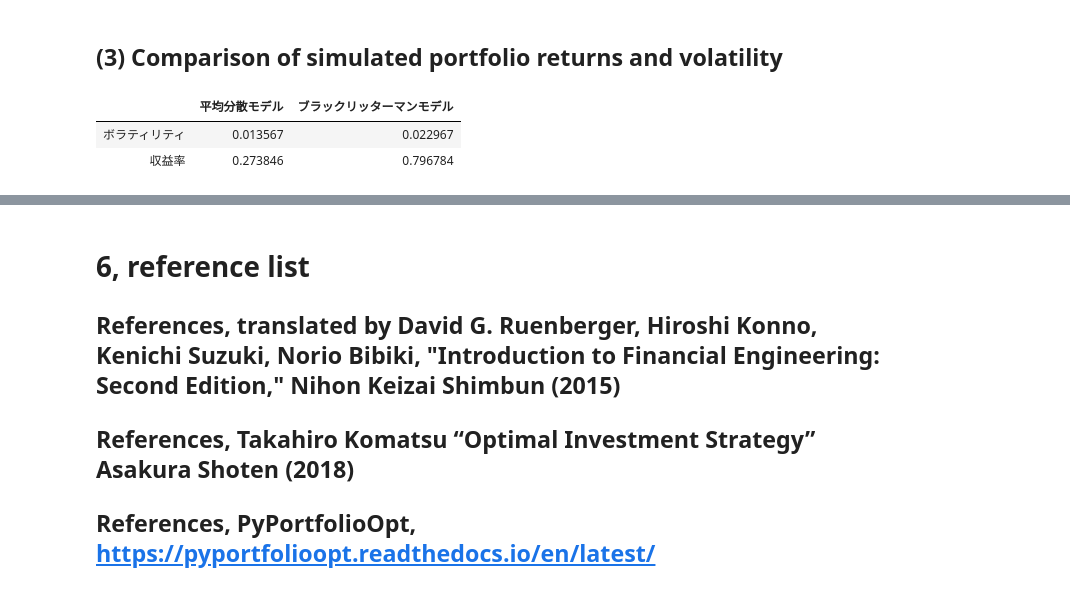
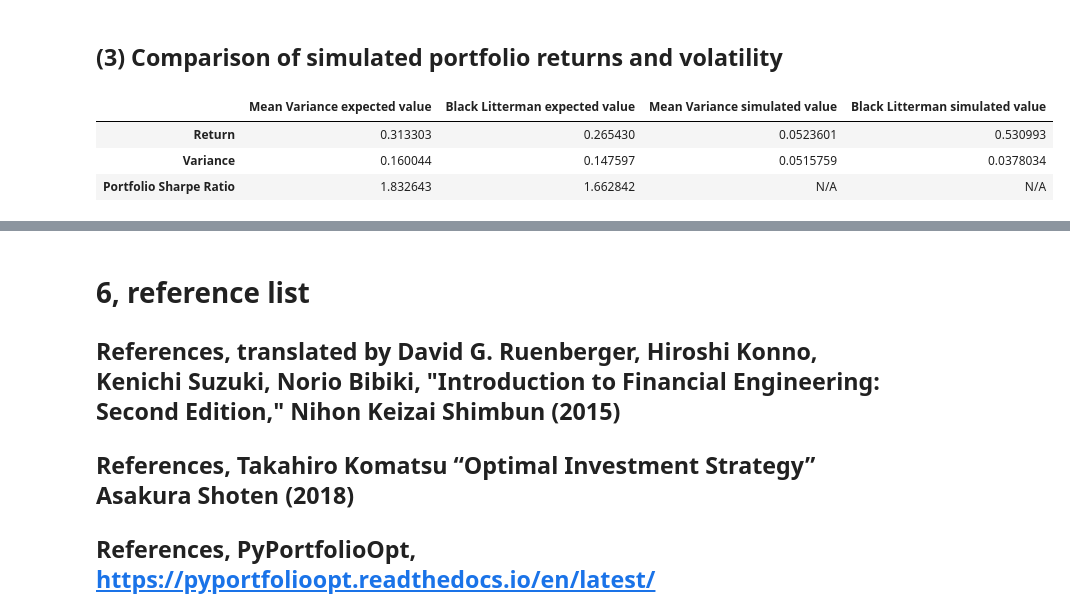
Before and after one commit to lujiaweigood/Black-Litterman-Model-and-Mean-Variance-Model, a Jupyter notebook: portfolio-english.ipynb, the cells around one changed output, grey strips where cells are left out. Cells and saved outputs as stored; diff of their text form; code cells hidden in the pictures.

```diff
--- a/portfolio-english.ipynb
+++ b/portfolio-english.ipynb
@@ -399,15 +389,19 @@ df.T.plot(kind='bar', color='br',figsize=(15, 6))
 ## Blue represents the original stock weight and red represents the newly calculated portfolio weight incorporating the investor's view. Weights have been newly calculated for the Black Litterman model, given information that stocks from Apple, Ghoull, JP Morgan, United Health Group and others will rise.
 # %% [markdown]
 ## (3) Comparison of simulated portfolio returns and volatility
-# %%
-df2 = pd.DataFrame([[objective_functions.volatility(EF.weights, risk_models.sample_cov(data2)),\
-                    objective_functions.volatility(bl.weights, risk_models.sample_cov(data2))
-                    ],[Mean_variance_return,BL_return]],columns=["平均分散モデル","ブラックリッターマンモデル"],index=["ボラティリティ","収益率"])
-
-df2
-# %% [output]
-|  | 平均分散モデル | ブラックリッターマンモデル |
-| ボラティリティ | 0.013567 | 0.022967 |
-| 収益率 | 0.273846 | 0.796784 |
+# %%
+df2 = pd.DataFrame([[EF.portfolio_performance()[0],bl.portfolio_performance()[0],Mean_variance_return,BL_return],\
+                    [EF.portfolio_performance()[1],\
+                     bl.portfolio_performance()[1],\
+                    objective_functions.portfolio_variance(EF.weights, risk_models.sample_cov(data2)),\
+                    objective_functions.portfolio_variance(bl.weights, risk_models.sample_cov(data2))
+                    ],[EF.portfolio_performance()[2],bl.portfolio_performance()[2],"N/A","N/A"]],columns=["Mean Variance expected value","Black Litterman expected value","Mean Variance simulated value","Black Litterman simulated value"],index=["Return","Variance","Portfolio Sharpe Ratio"])
+
+df2
+# %% [output]
+|  | Mean Variance expected value | Black Litterman expected value | Mean Variance simulated value | Black Litterman simulated value |
+| Return | 0.313303 | 0.265430 | 0.0523601 | 0.530993 |
+| Variance | 0.160044 | 0.147597 | 0.0515759 | 0.0378034 |
+| Portfolio Sharpe Ratio | 1.832643 | 1.662842 | N/A | N/A |
 # %% [markdown]
 # 5, conclusion
```
Also changed, not shown: parts of 43 cells of this notebook.
